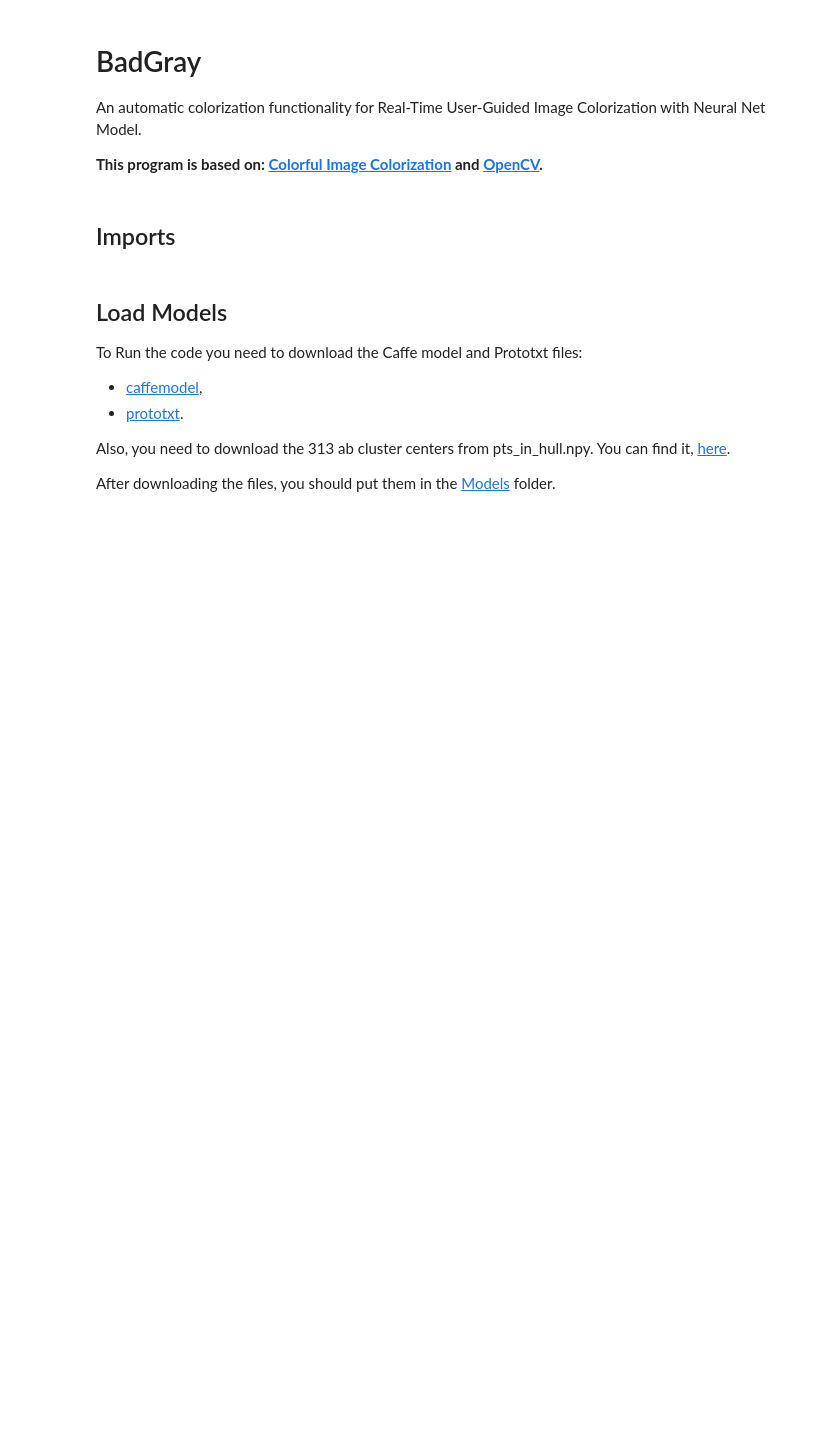
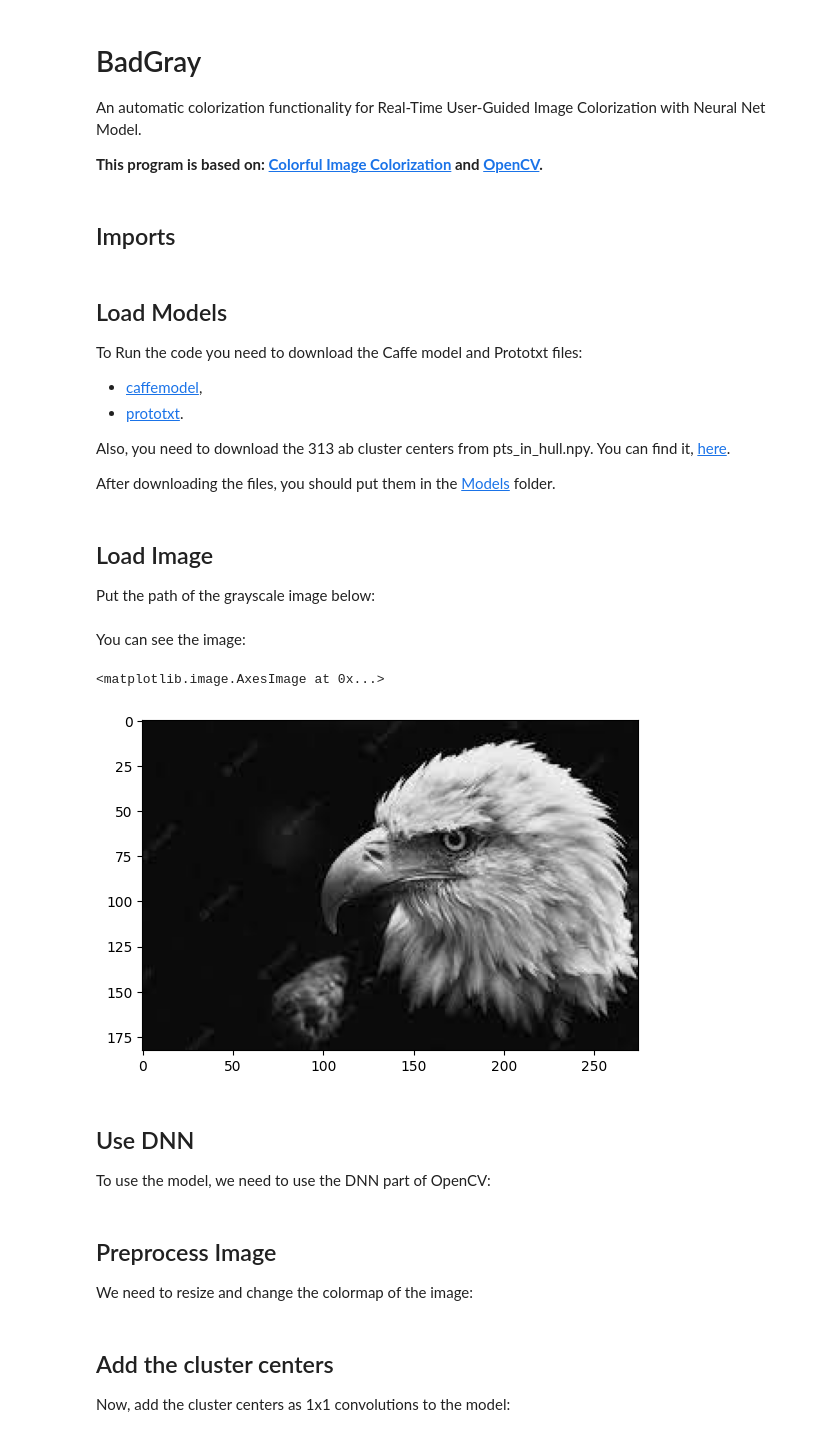
Before and after one commit to mrakhgari/BadGray, a Jupyter notebook: src/BadGray.ipynb, the cells around one changed output. Cells and saved outputs as stored; diff of their text form; code cells hidden in the pictures; blank space fills up the shorter version.

```diff
--- a/src/BadGray.ipynb
+++ b/src/BadGray.ipynb
@@ -25,0 +25,17 @@ hull_pts = 'Model/pts_in_hull.npy'
+# %% [markdown]
+## Load Image
+Put the path of the grayscale image below:
+# %%
+image_path = './Images/eagle.jpeg'
+result_path = './Images/eagle_color.jpeg'
+grayscale_image = cv2.imread(image_path)
+# %% [markdown]
+You can see the image:
+# %%
+plt.imshow(grayscale_image, cmap='gray')
+# %% [output]
+<matplotlib.image.AxesImage at 0x...>
+[figure, added]
+# %% [markdown]
+## Use DNN
+To use the model, we need to use the DNN part of OpenCV:
@@ -25,0 +45,3 @@ hull_pts = 'Model/pts_in_hull.npy'
+# %% [markdown]
+## Preprocess Image
+We need to resize and change the colormap of the image:
@@ -25,0 +56,3 @@ hull_pts = 'Model/pts_in_hull.npy'
+# %% [markdown]
+## Add the cluster centers
+Now, add the cluster centers as 1x1 convolutions to the model:
```
Also changed, not shown: parts of 14 cells of this notebook, 2 other files.
